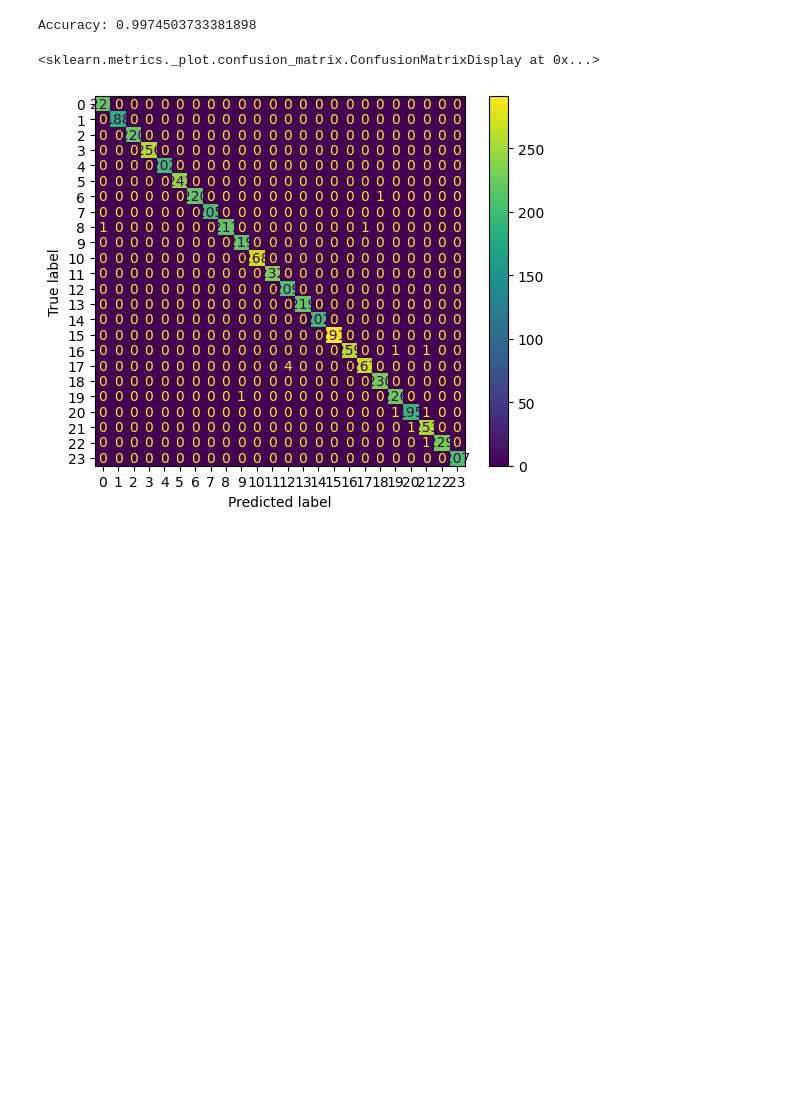
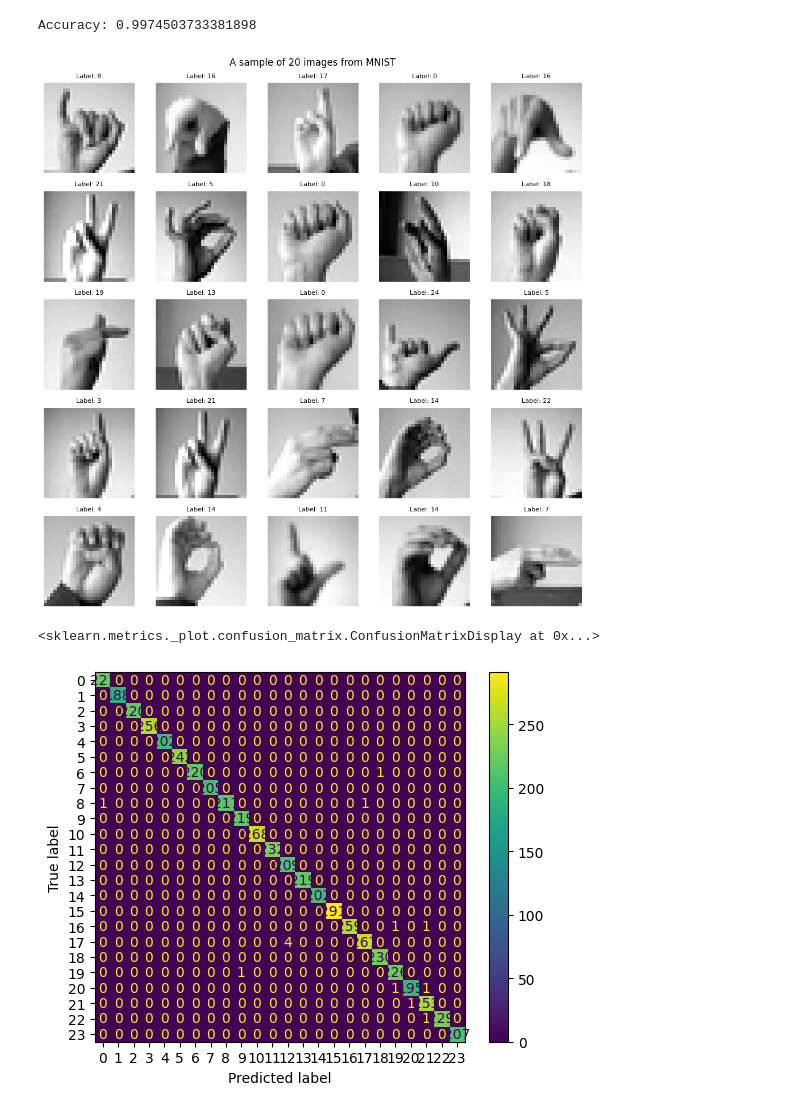
Before and after one commit to Sally-Mohlakola/ACML_Project, a Jupyter notebook: pca.ipynb, the cells around one changed output. Saved outputs shown, nothing was run; the diff lists cells and outputs as text; code cells hidden in the pictures; blank space fills up the shorter version.

```diff
--- a/pca.ipynb
+++ b/pca.ipynb
@@ -62,6 +210,24 @@ preds = clf.predict(X_test)
 print("Accuracy:", accuracy_score(y_test, preds))
 # %% [output]
 Accuracy: 0.9974503733381898
+# %%
+import matplotlib.pyplot as plt
+import numpy as np
+
+fig, axes = plt.subplots(5, 5, figsize=(10, 10))
+
+indices = np.random.choice(len(X), 25, replace=False)
+
+for ax, idx in zip(axes.ravel(), indices):
+    ax.imshow(X[idx].reshape(28, 28), cmap="gray")
+    ax.set_title(f"Label: {y[idx]}", fontsize=8)
+    ax.axis("off")
+
+plt.suptitle("A sample of 20 images from MNIST")
+plt.tight_layout()
+plt.show()
+# %% [output]
+[figure, added]
 # %%
 from sklearn.metrics import confusion_matrix, ConfusionMatrixDisplay
 
```
Also changed, not shown: parts of 8 cells of this notebook.
